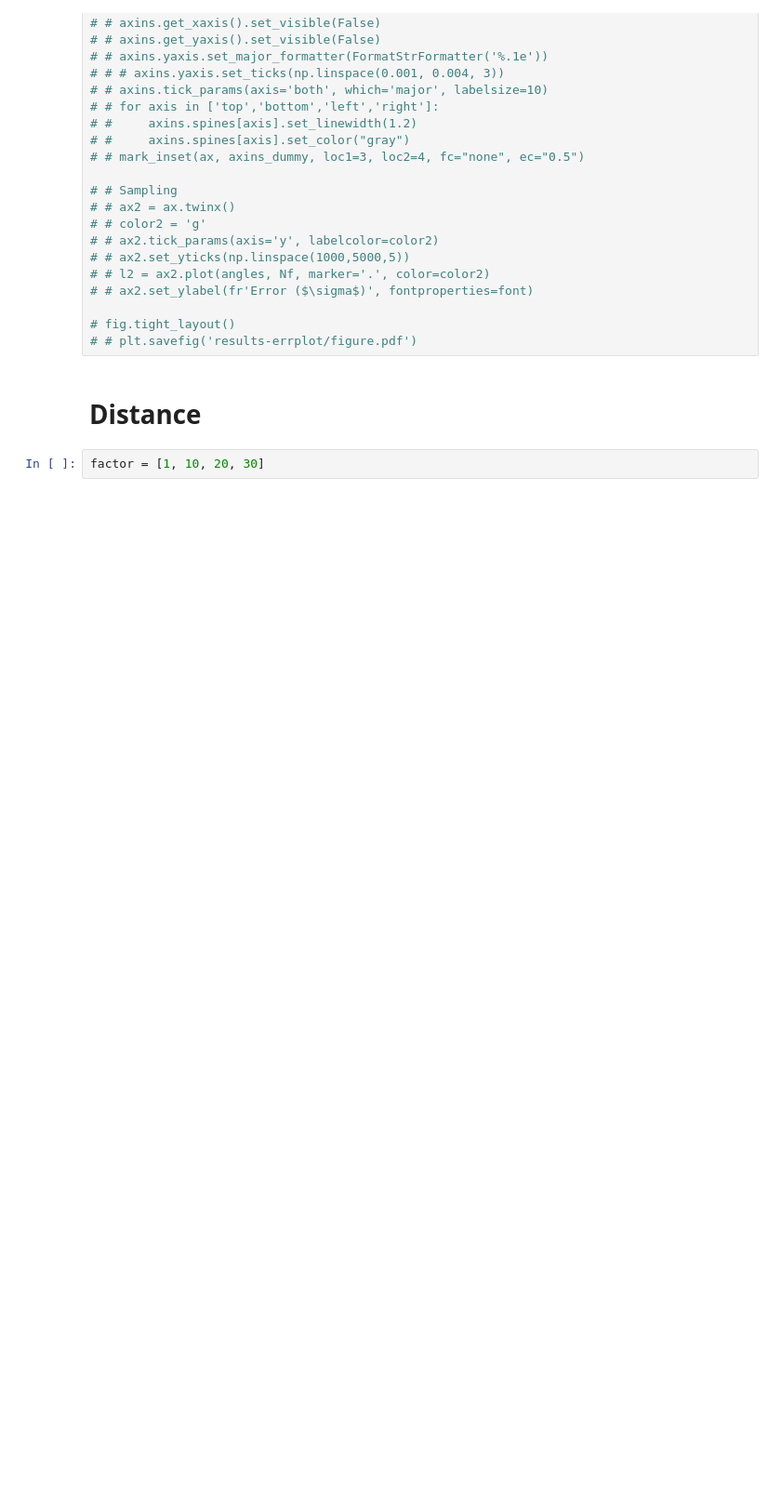
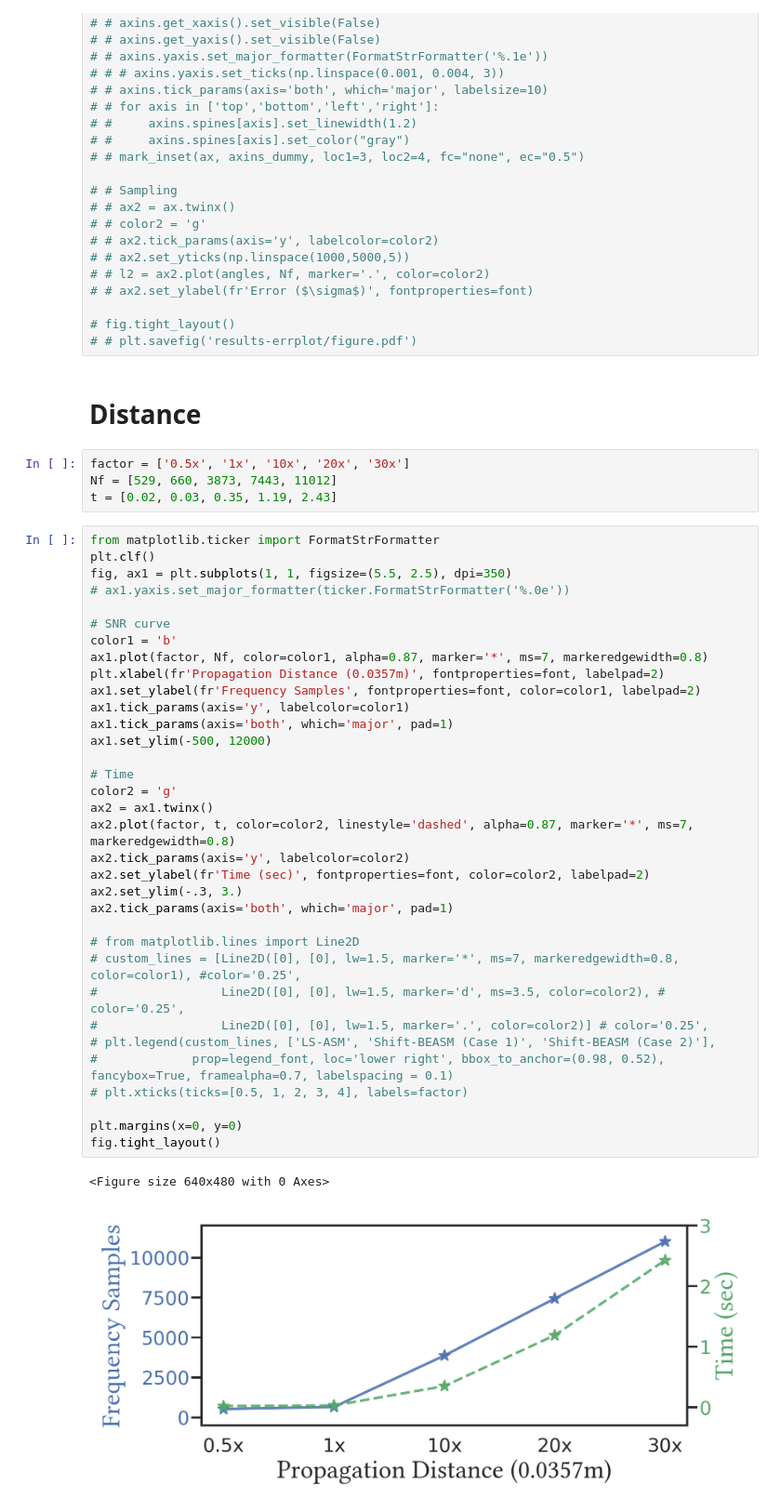
Before and after one commit to whywww/ASASM, a Jupyter notebook: figures.ipynb, the cells around one changed output. Shown at 93% size. Cells and saved outputs as stored; diff of their text form; blank space fills up the shorter version.

```diff
--- a/figures.ipynb
+++ b/figures.ipynb
@@ -436,5 +449,44 @@ pl.savefig("colorbar.png")
 # # plt.savefig('results-errplot/figure.pdf')
 # %% [markdown]
 # Distance
-# %%
-factor = [1, 10, 20, 30]
+# %%
+factor = ['0.5x', '1x', '10x', '20x', '30x']
+Nf = [529, 660, 3873, 7443, 11012]
+t = [0.02, 0.03, 0.35, 1.19, 2.43]
+# %%
+from matplotlib.ticker import FormatStrFormatter
+plt.clf()
+fig, ax1 = plt.subplots(1, 1, figsize=(5.5, 2.5), dpi=350)
+# ax1.yaxis.set_major_formatter(ticker.FormatStrFormatter('%.0e'))
+
+# SNR curve
+color1 = 'b'
+ax1.plot(factor, Nf, color=color1, alpha=0.87, marker='*', ms=7, markeredgewidth=0.8)
+plt.xlabel(fr'Propagation Distance (0.0357m)', fontproperties=font, labelpad=2)
+ax1.set_ylabel(fr'Frequency Samples', fontproperties=font, color=color1, labelpad=2)
+ax1.tick_params(axis='y', labelcolor=color1)
+ax1.tick_params(axis='both', which='major', pad=1)
+ax1.set_ylim(-500, 12000)
+
+# Time
+color2 = 'g'
+ax2 = ax1.twinx()
+ax2.plot(factor, t, color=color2, linestyle='dashed', alpha=0.87, marker='*', ms=7, markeredgewidth=0.8)
+ax2.tick_params(axis='y', labelcolor=color2)
+ax2.set_ylabel(fr'Time (sec)', fontproperties=font, color=color2, labelpad=2)
+ax2.set_ylim(-.3, 3.)
+ax2.tick_params(axis='both', which='major', pad=1)
+
+# from matplotlib.lines import Line2D
+# custom_lines = [Line2D([0], [0], lw=1.5, marker='*', ms=7, markeredgewidth=0.8, color=color1), #color='0.25',
+#                 Line2D([0], [0], lw=1.5, marker='d', ms=3.5, color=color2), # color='0.25',
+#                 Line2D([0], [0], lw=1.5, marker='.', color=color2)] # color='0.25',
+# plt.legend(custom_lines, ['LS-ASM', 'Shift-BEASM (Case 1)', 'Shift-BEASM (Case 2)'],
+#             prop=legend_font, loc='lower right', bbox_to_anchor=(0.98, 0.52), fancybox=True, framealpha=0.7, labelspacing = 0.1)
+# plt.xticks(ticks=[0.5, 1, 2, 3, 4], labels=factor)
+
+plt.margins(x=0, y=0)
+fig.tight_layout()
+# %% [output]
+<Figure size 640x480 with 0 Axes>
+[figure, added]
```
Also changed, not shown: parts of 7 cells of this notebook, 5 other files.
